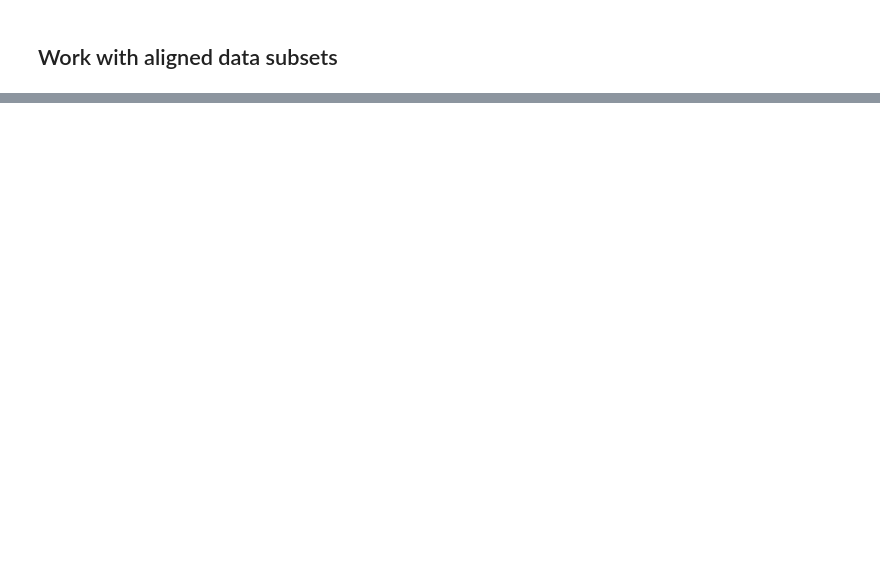
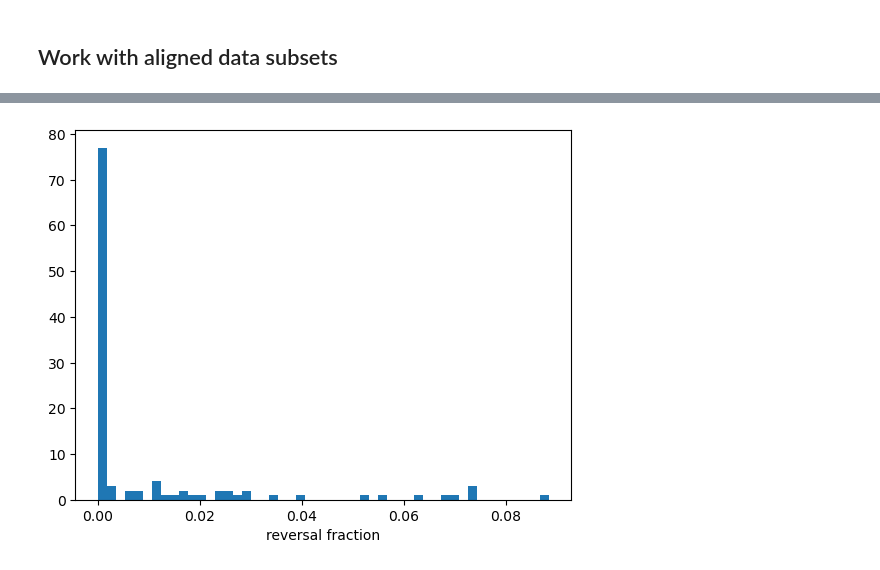
Before and after one commit to N1klasSchmidt/DynaVelo_testing, a Jupyter notebook: velocity_analyses/chromatin_velocity.ipynb, the cells around one changed output, grey strips where cells are left out. Cells and saved outputs as stored; diff of their text form; code cells hidden in the pictures; blank space fills up the shorter version.

```diff
--- a/velocity_analyses/chromatin_velocity.ipynb
+++ b/velocity_analyses/chromatin_velocity.ipynb
@@ -142,0 +121,8 @@ adata_rna.write_h5ad(rf"{python_data_dir}\pmtr_peak_sub\rna.h5ad")
+# %%
+def minmax_cols(df):
+    mn, mx = df.min(axis=0), df.max(axis=0)
+    rng = (mx - mn).replace(0, np.nan)   # constant columns would divide by zero
+    return ((df - mn) / rng).fillna(0)
+
+atac_df = minmax_cols(atac_df)
+rna_df = minmax_cols(rna_df)
@@ -142,0 +150,33 @@ adata_rna.write_h5ad(rf"{python_data_dir}\pmtr_peak_sub\rna.h5ad")
+# %%
+gridsize = 25
+# %%
+monotonic_genes = {}
+non_monotonic_genes = {}
+skipped_zero = []
+
+grid = np.linspace(X_pca[:,0].min(), X_pca[:,0].max(), gridsize)
+
+for i, gene_name in enumerate(rna_df.columns):
+    if (atac_df.iloc[:, i] == 0).all() or (rna_df.iloc[:, i] == 0).all():
+        skipped_zero.append(gene_name)
+        continue
+
+    smoothed_atac = gaussian_smooth_on_grid(X_pca[:,0], atac_df.iloc[:, i], grid)
+    smoothed_rna  = gaussian_smooth_on_grid(X_pca[:,0], rna_df.iloc[:, i], grid)
+
+    eps_r, eps_a = 0.05 * np.ptp(smoothed_rna), 0.05 * np.ptp(smoothed_atac)
+
+    entry = {"smooth_rna": smoothed_rna,
+             "smooth_atac": smoothed_atac,
+             "rel_eps_rna": eps_r,
+             "rel_eps_atac": eps_a}
+
+    if monotonic(smoothed_atac, eps=eps_a) and monotonic(smoothed_rna, eps=eps_r):
+        monotonic_genes[gene_name] = entry
+    else:
+        non_monotonic_genes[gene_name] = entry
+
+print("Monotonic:", len(monotonic_genes))
+print("Non-monotonic:", len(non_monotonic_genes))
+print("Skipped (all zero):", len(skipped_zero))
+assert len(monotonic_genes) + len(non_monotonic_genes) + len(skipped_zero) == rna_df.shape[1]
@@ -142,0 +247,5 @@ adata_rna.write_h5ad(rf"{python_data_dir}\pmtr_peak_sub\rna.h5ad")
+# %%
+stats = pd.DataFrame({g: monotonicity(d["smooth_rna"]) for g, d in monotonic_genes.items()}).T
+plt.hist(stats["reversal"].astype(float), bins=50); plt.xlabel("reversal fraction"); plt.show()
+# %% [output]
+[figure, added]
```
Also changed, not shown: parts of 55 cells of this notebook.
